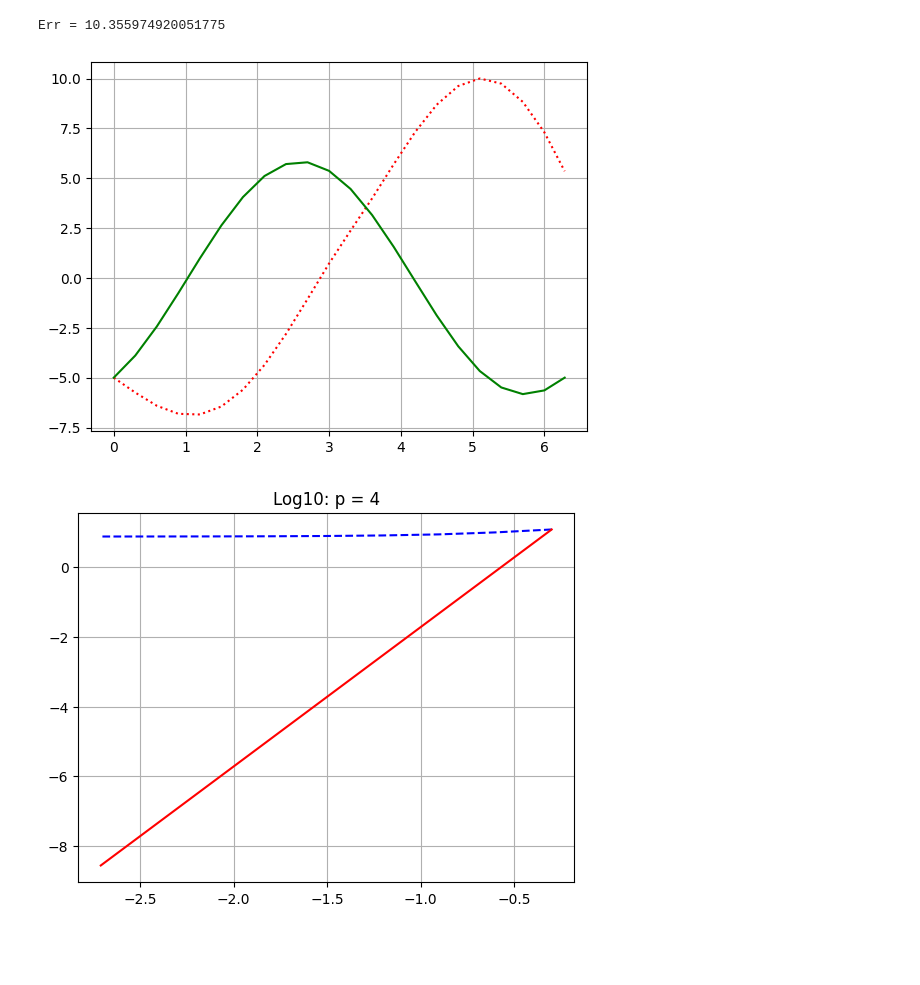
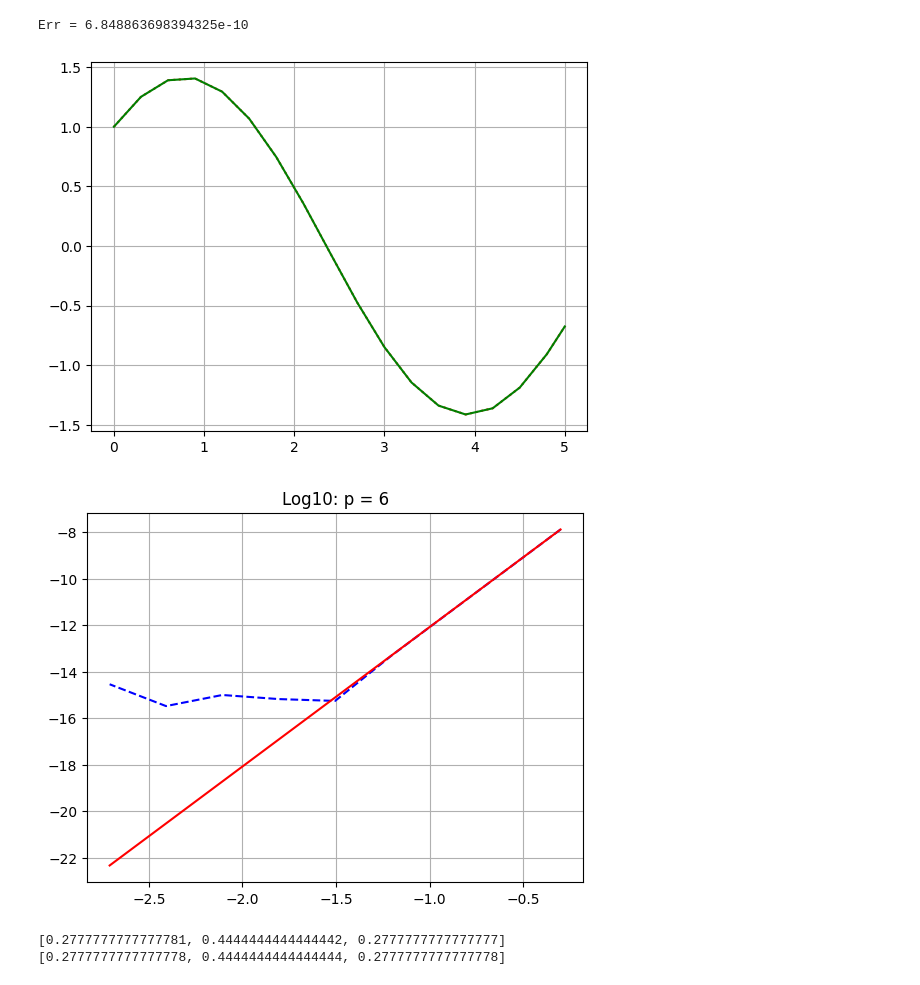
Before and after one commit to LilTenImat/colloss, a Jupyter notebook: colloss2.ipynb, the cells around one changed output. Cells and saved outputs as stored; diff of their text form; code cells hidden in the pictures; blank space fills up the shorter version.

Commit message:
gauss3_implicit

```diff
--- a/colloss2.ipynb
+++ b/colloss2.ipynb
@@ -145,10 +145,10 @@ def getGraph(method, problem, h):
 
     print(f'Err = {abs(y[-1] - trueSolDelay[-1])}')
 # %%
-def getGraph2Pow(method, problem, h, p=3):
+def getGraph2Pow(method, problem, p=3, endPower=10):
     N = []
     H = []
-    for k in range(1, 10):
+    for k in range(1, endPower):
         h = 1 / (2 ** k)
         H.append(np.log10(h))
         x, y = getSolution(method, problem, h)
@@ -170,6 +170,17 @@ def Z(X, Y, K, B, h, x0, past):
         return phi(x, X, Y, K, B, h, x0, past)
 
     return z
+# %%
+# Задача 0
+def solution0(x):
+    return sin(x) + cos(x)
+
+H_0 = 0.3
+
+def f0(x, y, z):
+    return cos(x) - sin(x)
+
+problem0 = Problem(x0 = 0, x1 = 5, y0 = 1, f = f0, trueSol = solution0)
 # %%
 # Задача 1
 def solution1(x):
@@ -293,9 +292,31 @@ H_3 = 0.3
 
 problem3 = Problem(x0 = 0, x1 = 2*np.pi, y0 = solution3(0), f = f3, trueSol = solution3, fprime = fprime3, past = past3, Z = Z)
 # %%
-getGraph(GAUSS_method, problem3, H_3)
-getGraph2Pow(GAUSS_method, problem3, H_3, p = 4)
+# getGraph(GAUSS2_implicit, problem3, H_3)
+# getGraph2Pow(GAUSS2_implicit, problem3, p = 4)
-# %% [output]
-Err = 10.355974920051775
-[figure, removed]
-[figure, removed]
+# %%
+# Параметры метода Гаусса 3
+A = [
+    [5/36, 2/9 - sqrt(15)/15, 5/36 - sqrt(15)/30],
+    [5/36 + sqrt(15)/24, 2/9, 5/36 - sqrt(15)/24],
+    [5/36 + sqrt(15)/30, 2/9 + sqrt(15)/15, 5/36],
+]
+B = [
+    lambda theta: 5/18,
+    lambda theta: 4/9,
+    lambda theta: 5/18
+]
+C = [
+    1/2 - sqrt(15)/10,
+    1/2,
+    1/2 + sqrt(15)/10
+]
+
+GAUSS3_explicit = Method(A, B, C)
+# %%
+getGraph(GAUSS3_explicit, problem0, H_0)
+getGraph2Pow(GAUSS3_explicit, problem0, p = 6, endPower=10)
+# %% [output]
+Err = 6.848863698394325e-10
+[figure, added]
+[figure, added]
@@ -301,0 +345,6 @@ Err = 10.355974920051775
+# %%
+print([b(1) for b in B])
+print([5/18, 4/9, 5/18])
+# %% [output]
+[0.2777777777777781, 0.4444444444444442, 0.2777777777777777]
+[0.2777777777777778, 0.4444444444444444, 0.2777777777777778]
```
Also changed, not shown: parts of 6 cells of this notebook.
